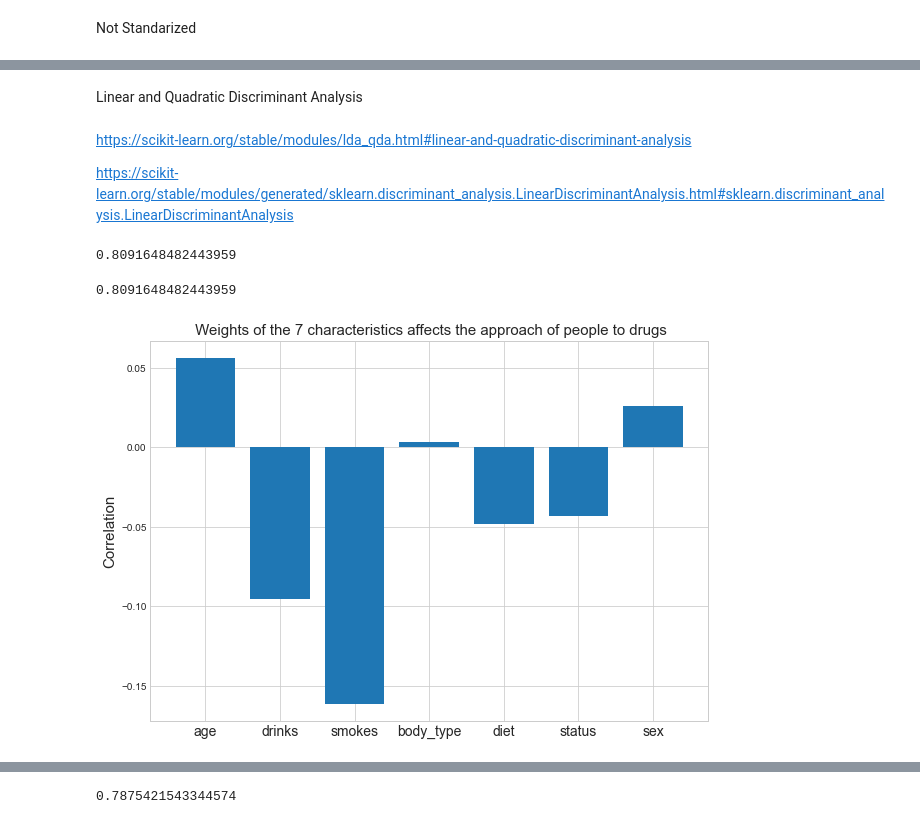
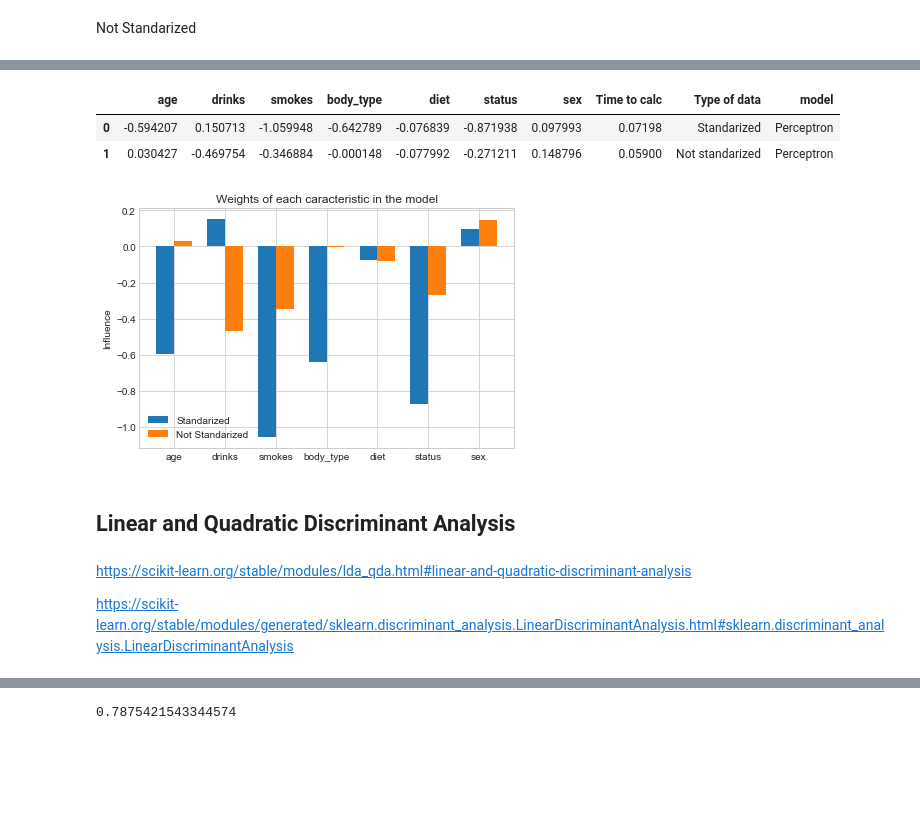
Before and after one commit to 4tolon/Date_a_Scientist, a Jupyter notebook: date-a-scientist.ipynb, the cells around one changed output, grey strips where cells are left out. Saved outputs shown, nothing was run; the diff lists cells and outputs as text; code cells hidden in the pictures; blank space fills up the shorter version.

```diff
--- a/date-a-scientist.ipynb
+++ b/date-a-scientist.ipynb
@@ -941,19 +966,58 @@ plt.show()
+# %%
+coefficients_pac_s = model_drugs_pac_s.coef_
+coefficients_pac_ns = model_drugs_pac_ns.coef_
+coeflist_pac_s = coefficients_pac_s.tolist()[0]
+coeflist_pac_ns = coefficients_pac_ns.tolist()[0]
+pac_coef = [coeflist_pac_s, coeflist_pac_ns]
+
+df_pac = DataFrame(pac_coef)
+df_pac.columns = ['age','drinks','smokes', 'body_type', 'diet', 'status', 'sex']
+df_pac['Time to calc'] = [t_pac_s, t_pac_ns]
+df_pac['Type of data'] = ['Standarized', 'Not standarized']
+df_pac['model'] = 'Perceptron'
+df_pac
+# %% [output]
+|  | age | drinks | smokes | body_type | diet | status | sex | Time to calc | Type of data | model |
+| 0 | -0.594207 | 0.150713 | -1.059948 | -0.642789 | -0.076839 | -0.871938 | 0.097993 | 0.07198 | Standarized | Perceptron |
+| 1 | 0.030427 | -0.469754 | -0.346884 | -0.000148 | -0.077992 | -0.271211 | 0.148796 | 0.05900 | Not standarized | Perceptron |
+# %%
+# create plot
+labels = ['age','drinks','smokes', 'body_type', 'diet', 'status', 'sex']
+
+x = np.arange(len(labels))  # the label locations
+width = 0.35  # the width of the bars
+
+fig, ax = plt.subplots()
+rects1 = ax.bar(x - width/2, coeflist_pac_s, width, label='Standarized')
+rects2 = ax.bar(x + width/2, coeflist_pac_ns, width, label='Not Standarized')
+
+# Add some text for labels, title and custom x-axis tick labels, etc.
+ax.set_ylabel('Influence')
+ax.set_title('Weights of each caracteristic in the model')
+ax.set_xticks(x)
+ax.set_xticklabels(labels)
+ax.legend()
+
+fig.tight_layout()
+
+plt.show()
+# %% [output]
+[figure, added]
 # %% [markdown]
-Linear and Quadratic Discriminant Analysis
+## Linear and Quadratic Discriminant Analysis
 # %% [markdown]
 https://scikit-learn.org/stable/modules/lda_qda.html#linear-and-quadratic-discriminant-analysis
 
 https://scikit-learn.org/stable/modules/generated/sklearn.discriminant_analysis.LinearDiscriminantAnalysis.html#sklearn.discriminant_analysis.LinearDiscriminantAnalysis
 # %%
-
 from sklearn.discriminant_analysis import LinearDiscriminantAnalysis
 start = time()
 model_drugs_lda_s = LinearDiscriminantAnalysis()
 model_drugs_lda_s.fit(train_features_drugs,train_labels_drugs)
 done = time()
-print(model_drugs_lda_s.score(test_features_drugs, test_labels_drugs))
+
+sc_lda_s = model_drugs_lda_s.score(test_data_drugs, test_labels_drugs)
+t_lda_s = done - start
-# %% [output]
-0.8091648482443959
 # %%
 
 from sklearn.discriminant_analysis import LinearDiscriminantAnalysis
@@ -961,21 +1025,6 @@ start = time()
 model_drugs_lda_ns = LinearDiscriminantAnalysis()
 model_drugs_lda_ns.fit(train_data_drugs,train_labels_drugs)
 done = time()
-print(model_drugs_lda_ns.score(test_data_drugs, test_labels_drugs))
+
+sc_lda_ns = model_drugs_lda_ns.score(test_data_drugs, test_labels_drugs)
+t_lda_ns = done - start
-# %% [output]
-0.8091648482443959
-# %%
-coefficients_lda_s = model_drugs_lda_s.coef_
-coeflist_lda_s = coefficients_lda_s.tolist()[0]
-
-from matplotlib import pyplot as plt
-plt.figure(figsize = (10,7))
-ax = plt.subplot()
-plt.bar(range(len(coeflist_lda_s)), coeflist_lda_s)
-ax.set_xticks(range(len(coeflist_lda_s)));
-ax.set_xticklabels(['age','drinks','smokes', 'body_type', 'diet', 'status', 'sex'], size = 14)
-plt.ylabel("Correlation", size = 15)
-plt.title(" Weights of the 7 characteristics affects the approach of people to drugs", size = 15)
-plt.show()
-# %% [output]
-[figure, removed]
```
Also changed, not shown: parts of 51 cells of this notebook.
